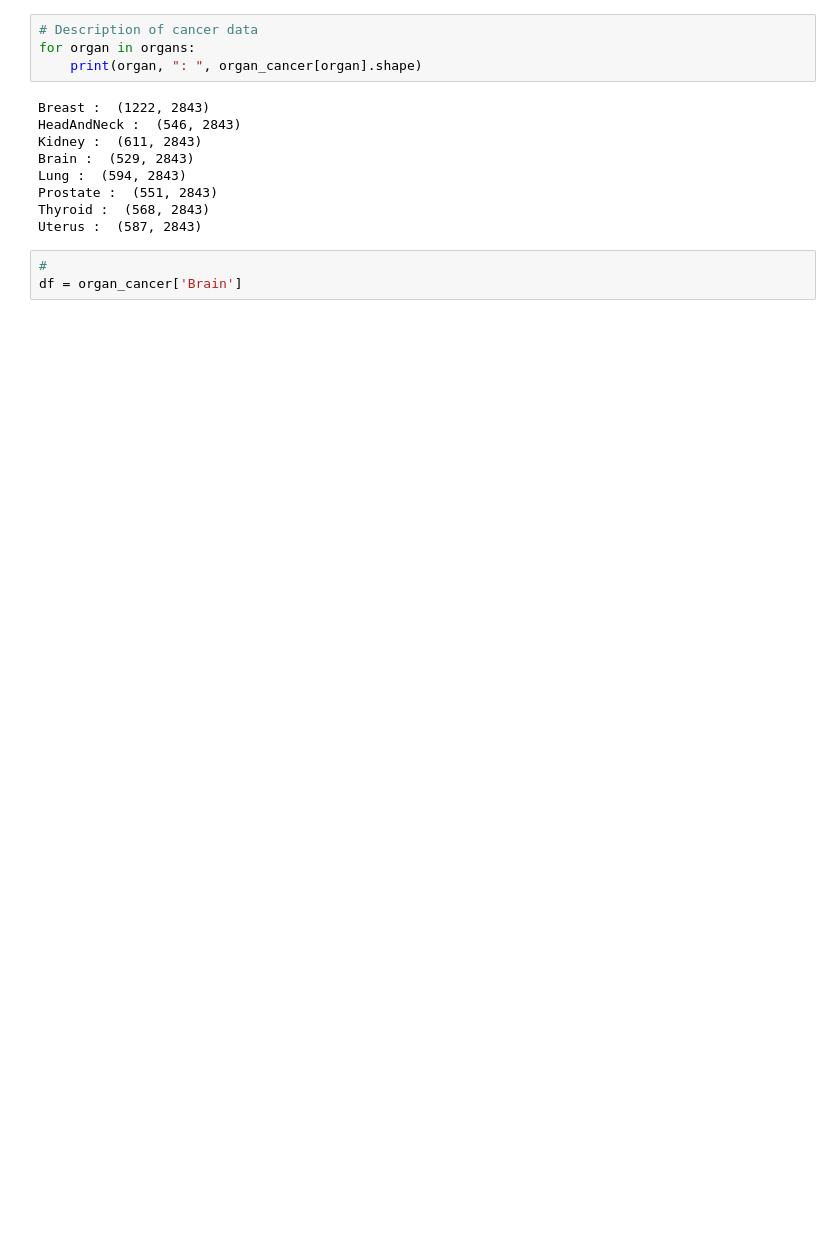
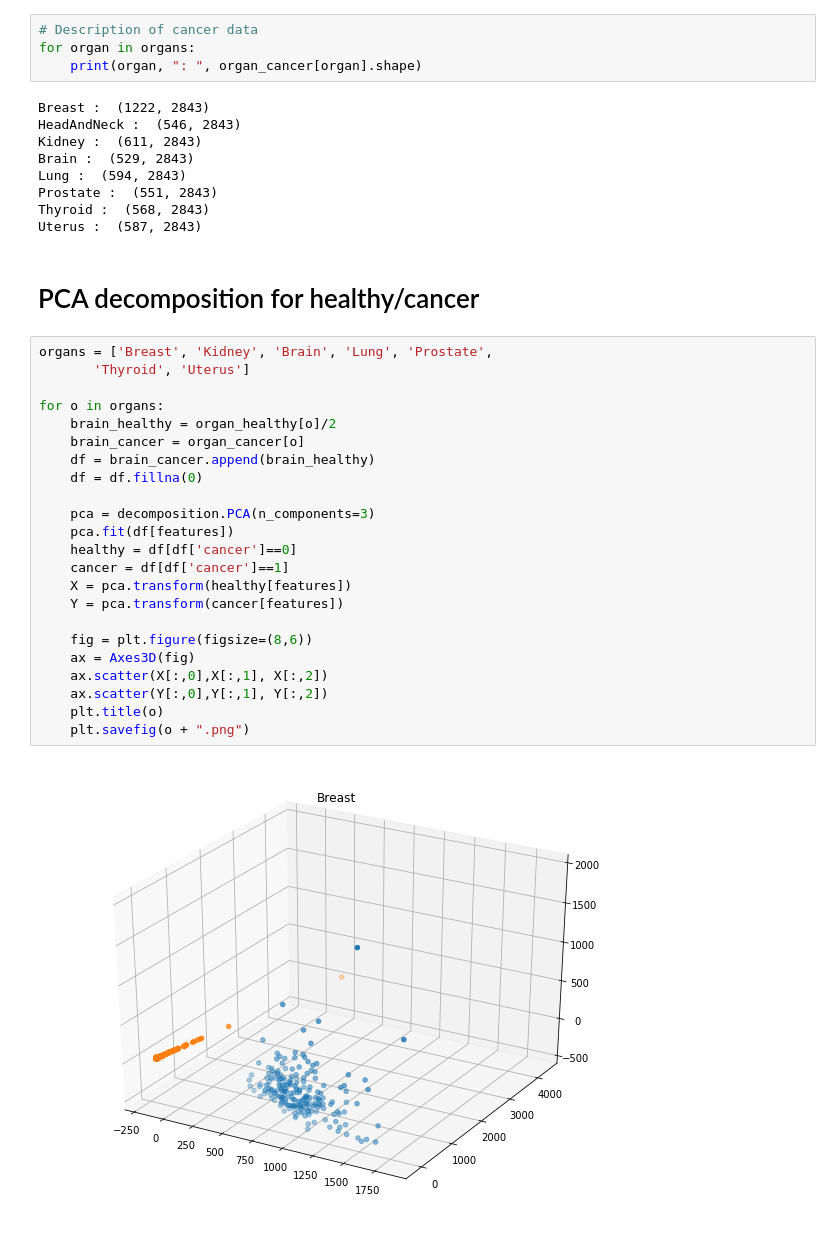
Before and after one commit to coocalcol/Datathon, a Jupyter notebook: datathon.ipynb, the cells around one changed output. Saved outputs shown, nothing was run; the diff lists cells and outputs as text; blank space fills up the shorter version.

```diff
--- a/datathon.ipynb
+++ b/datathon.ipynb
@@ -41,6 +85,30 @@ Lung :  (594, 2843)
 Prostate :  (551, 2843)
 Thyroid :  (568, 2843)
 Uterus :  (587, 2843)
-# %%
-#
-df = organ_cancer['Brain']
+# %% [markdown]
+# PCA decomposition for healthy/cancer
+# %%
+organs = ['Breast', 'Kidney', 'Brain', 'Lung', 'Prostate',
+       'Thyroid', 'Uterus']
+
+for o in organs:
+    brain_healthy = organ_healthy[o]/2
+    brain_cancer = organ_cancer[o]
+    df = brain_cancer.append(brain_healthy)
+    df = df.fillna(0)
+
+    pca = decomposition.PCA(n_components=3)
+    pca.fit(df[features])
+    healthy = df[df['cancer']==0]
+    cancer = df[df['cancer']==1]
+    X = pca.transform(healthy[features])
+    Y = pca.transform(cancer[features])
+
+    fig = plt.figure(figsize=(8,6))
+    ax = Axes3D(fig)
+    ax.scatter(X[:,0],X[:,1], X[:,2])
+    ax.scatter(Y[:,0],Y[:,1], Y[:,2])
+    plt.title(o)
+    plt.savefig(o + ".png")
+# %% [output]
+[figure, added]
```
Also changed, not shown: parts of 26 cells of this notebook, 31 other files.
